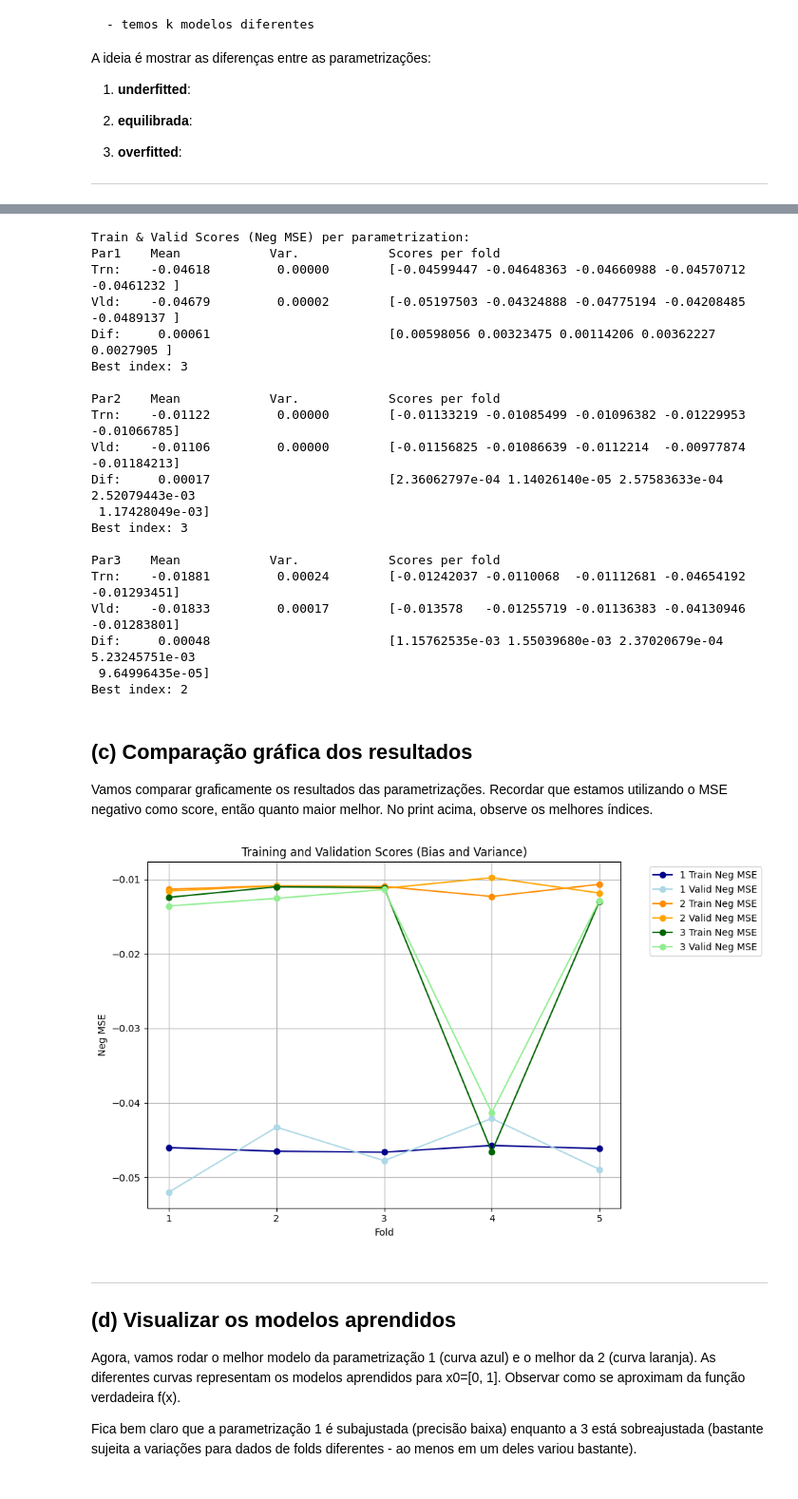
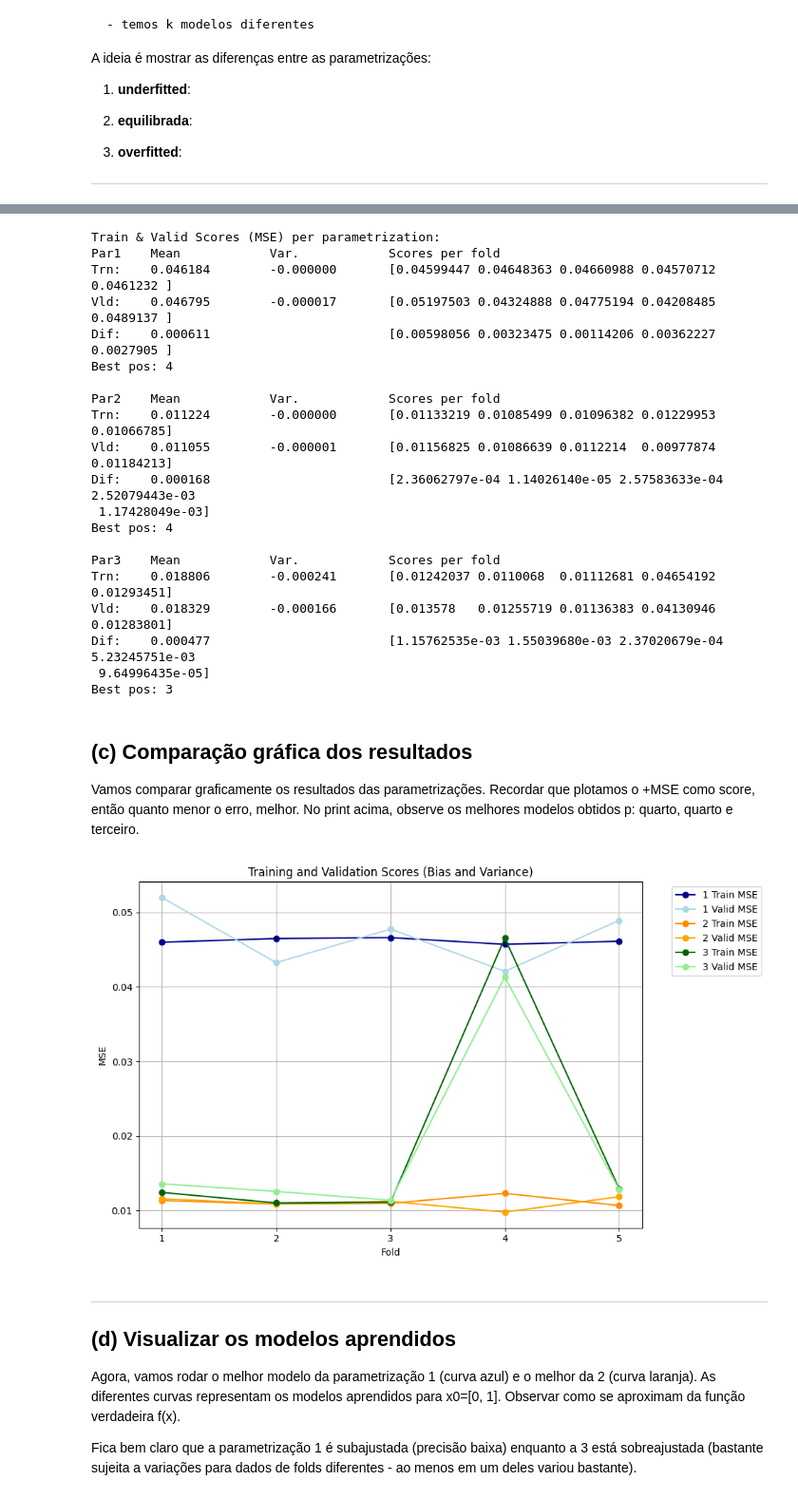
Before and after one commit to tacla/Sistemas-Inteligentes, a Jupyter notebook: RedesNeurais/MLPRegressao/Regressor_Valid_Cruzada_MLP.ipynb, the cells around one changed output, grey strips where cells are left out. Shown at 95% size. Drawn from its saved outputs; the diff is of its cells as text; code cells hidden in the pictures.

```diff
--- a/RedesNeurais/MLPRegressao/Regressor_Valid_Cruzada_MLP.ipynb
+++ b/RedesNeurais/MLPRegressao/Regressor_Valid_Cruzada_MLP.ipynb
@@ -245,64 +246,64 @@ Observe que usamos o **NEG MSE** (MSE negativo). Scikit-learn faz isso para mant
 # %%
   # Resultados
-  print("Train & Valid Scores (Neg MSE) per parametrization:")
+  print("Train & Valid Scores (MSE) per parametrization:")
   for i in range(num_params):
     print(f"Par{i+1}\tMean\t\tVar.\t\tScores per fold")
     # ddof=1 variancia amostral
-    print(f"Trn:\t{train_scores[i].mean():>8.5f}\t{train_scores[i].var(ddof=1):>8.5f}\t{train_scores[i]}")
-    print(f"Vld:\t{vld_scores[i].mean():>8.5f}\t{vld_scores[i].var(ddof=1):>8.5f}\t{vld_scores[i]}")
-    print(f"Dif:\t{np.abs(train_scores[i].mean() - vld_scores[i].mean()):>8.5f}\t\t\t{abs(train_scores[i] - vld_scores[i])}")
-    print(f"Best index: {best_index[i]}")
+    print(f"Trn:\t{-train_scores[i].mean():>8.6f}\t{-train_scores[i].var(ddof=1):>8.6f}\t{-train_scores[i]}")
+    print(f"Vld:\t{-vld_scores[i].mean():>8.6f}\t{-vld_scores[i].var(ddof=1):>8.6f}\t{-vld_scores[i]}")
+    print(f"Dif:\t{np.abs(train_scores[i].mean() - vld_scores[i].mean()):>8.6f}\t\t\t{np.abs(train_scores[i] - vld_scores[i])}")
+    print(f"Best pos: {best_index[i]+1}")
     print()
 # %% [output]
-Train & Valid Scores (Neg MSE) per parametrization:
+Train & Valid Scores (MSE) per parametrization:
 Par1    Mean            Var.            Scores per fold
-Trn:    -0.04618         0.00000        [-0.04599447 -0.04648363 -0.04660988 -0.04570712 -0.0461232 ]
-Vld:    -0.04679         0.00002        [-0.05197503 -0.04324888 -0.04775194 -0.04208485 -0.0489137 ]
-Dif:     0.00061                        [0.00598056 0.00323475 0.00114206 0.00362227 0.0027905 ]
-Best index: 3
+Trn:    0.046184        -0.000000       [0.04599447 0.04648363 0.04660988 0.04570712 0.0461232 ]
+Vld:    0.046795        -0.000017       [0.05197503 0.04324888 0.04775194 0.04208485 0.0489137 ]
+Dif:    0.000611                        [0.00598056 0.00323475 0.00114206 0.00362227 0.0027905 ]
+Best pos: 4
 
 Par2    Mean            Var.            Scores per fold
-Trn:    -0.01122         0.00000        [-0.01133219 -0.01085499 -0.01096382 -0.01229953 -0.01066785]
-Vld:    -0.01106         0.00000        [-0.01156825 -0.01086639 -0.0112214  -0.00977874 -0.01184213]
-Dif:     0.00017                        [2.36062797e-04 1.14026140e-05 2.57583633e-04 2.52079443e-03
+Trn:    0.011224        -0.000000       [0.01133219 0.01085499 0.01096382 0.01229953 0.01066785]
+Vld:    0.011055        -0.000001       [0.01156825 0.01086639 0.0112214  0.00977874 0.01184213]
+Dif:    0.000168                        [2.36062797e-04 1.14026140e-05 2.57583633e-04 2.52079443e-03
  1.17428049e-03]
-Best index: 3
+Best pos: 4
 
 Par3    Mean            Var.            Scores per fold
-Trn:    -0.01881         0.00024        [-0.01242037 -0.0110068  -0.01112681 -0.04654192 -0.01293451]
-Vld:    -0.01833         0.00017        [-0.013578   -0.01255719 -0.01136383 -0.04130946 -0.01283801]
-Dif:     0.00048                        [1.15762535e-03 1.55039680e-03 2.37020679e-04 5.23245751e-03
+Trn:    0.018806        -0.000241       [0.01242037 0.0110068  0.01112681 0.04654192 0.01293451]
+Vld:    0.018329        -0.000166       [0.013578   0.01255719 0.01136383 0.04130946 0.01283801]
+Dif:    0.000477                        [1.15762535e-03 1.55039680e-03 2.37020679e-04 5.23245751e-03
  9.64996435e-05]
-Best index: 2
+Best pos: 3
 # %% [markdown]
 ## (c) Comparação gráfica dos resultados
 
-Vamos comparar graficamente os resultados das parametrizações. Recordar que estamos utilizando o MSE negativo como score, então quanto maior melhor. No print acima, observe os melhores índices.
+Vamos comparar graficamente os resultados das parametrizações. Recordar que plotamos o +MSE como score, então quanto menor o erro, melhor. No print acima, observe os melhores modelos obtidos p: quarto, quarto e terceiro.
 # %%
 plt.figure(figsize=(10, 6))
 colors = [
     ["darkblue", "lightblue"],  # Tons de azul para i=0
     ["darkorange", "orange"],  # Tons de laranja para i=1
     ["darkgreen", "lightgreen"],  # Tons de verde para i=2 (se houver mais índices)
 ]
 
 for i in range(num_params):
-    plt.plot(range(1, len(train_scores[i]) + 1), train_scores[i], label=f"{i+1} Train Neg MSE", marker='o', color=colors[i][0])
+    plt.plot(range(1, len(train_scores[i]) + 1), -train_scores[i], label=f"{i+1} Train MSE", marker='o', color=colors[i][0])
     #plt.axhline(train_scores[i].mean(), color=colors[i][0], linestyle='--', label=f"{i+1} Train.mean: {train_scores[i].mean():.2f}")
-    plt.plot(range(1, len(vld_scores[i]) + 1), vld_scores[i], label=f"{i+1} Valid Neg MSE", marker='o', color=colors[i][1])
+    plt.plot(range(1, len(vld_scores[i]) + 1), -vld_scores[i], label=f"{i+1} Valid MSE", marker='o', color=colors[i][1])
     #plt.axhline(vld_scores[i].mean(), color=colors[i][1], linestyle='--', label=f"{i+1} Valid.mean: {vld_scores[i].mean():.2f}")
 
 # Add labels and legend
 plt.xlabel("Fold")
-plt.ylabel("Neg MSE")
+plt.ylabel("MSE")
 plt.title("Training and Validation Scores (Bias and Variance)")
 plt.legend(bbox_to_anchor=(1.05, 1), loc='upper left')  # Posição da legenda fora do gráfico
 plt.xticks(np.arange(1, k_folds + 1, 1))
 plt.grid()
 plt.tight_layout()  # Ajusta o layout para evitar sobreposição
 plt.show()
 # %% [output]
-[figure, old version]
+[figure, new version]
 # %% [markdown]
 ---
 ## (d) Visualizar os modelos aprendidos
```
Also changed, not shown: parts of 4 cells of this notebook.
